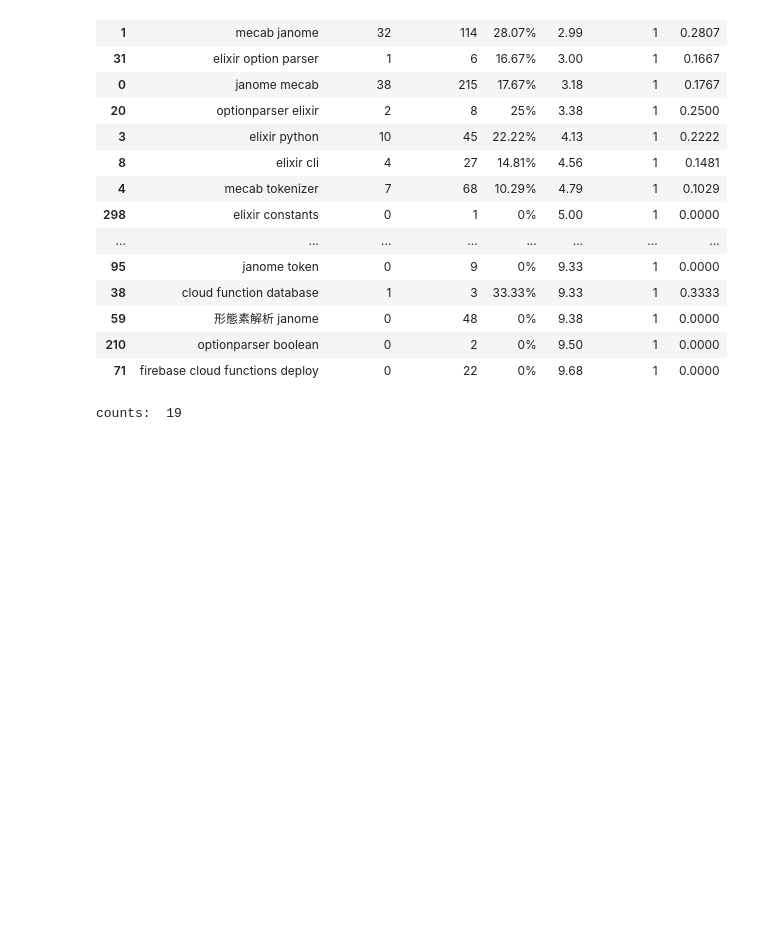
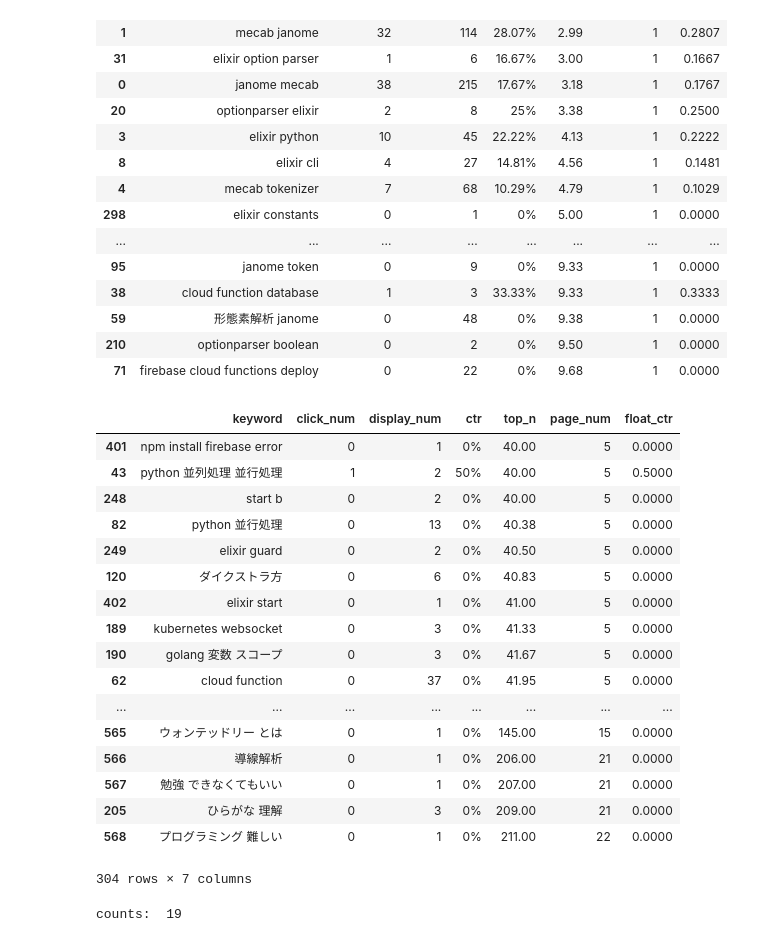
Before and after one commit to okabe-yuya/blog_monetize, a Jupyter notebook: src/basic_analyze.ipynb, the cells around one changed output. Saved outputs shown, nothing was run; the diff lists cells and outputs as text; code cells hidden in the pictures; blank space fills up the shorter version.

```diff
--- a/src/basic_analyze.ipynb
+++ b/src/basic_analyze.ipynb
@@ -48,6 +48,11 @@ def per_to_float(per_str):
 - ctr -> CTR: クリック数 / 表示回数 によって算出される値。つまりは頻度
 - top_n -> 掲載順位: 広告差し込みを除いて何番目に表示されているか
 # %%
+# google search console 検索パフォーマンスのデータの読み込み関数
+def read_performance_csv(file_name):
+    until_file_path = os.path.join(until_data_path, file_name)
+    return pd.read_csv(until_file_path)
+
 read_csv = read_performance_csv(target_file).rename(columns={
     "検索キーワード": "keyword",
     "クリック数": "click_num",
@@ -124,6 +148,28 @@ display_on_one_page
 | 59 | 形態素解析 janome | 0 | 48 | 0% | 9.38 | 1 | 0.0000 |
 | 210 | optionparser boolean | 0 | 2 | 0% | 9.50 | 1 | 0.0000 |
 | 71 | firebase cloud functions deploy | 0 | 22 | 0% | 9.68 | 1 | 0.0000 |
+# %%
+display_on_one_page = add_page_num.sort_values("top_n")[add_page_num.page_num > 4]
+display_on_one_page
+# %% [output]
+|  | keyword | click_num | display_num | ctr | top_n | page_num | float_ctr |
+| 401 | npm install firebase error | 0 | 1 | 0% | 40.00 | 5 | 0.0000 |
+| 43 | python 並列処理 並行処理 | 1 | 2 | 50% | 40.00 | 5 | 0.5000 |
+| 248 | start b | 0 | 2 | 0% | 40.00 | 5 | 0.0000 |
+| 82 | python 並行処理 | 0 | 13 | 0% | 40.38 | 5 | 0.0000 |
+| 249 | elixir guard | 0 | 2 | 0% | 40.50 | 5 | 0.0000 |
+| 120 | ダイクストラ方 | 0 | 6 | 0% | 40.83 | 5 | 0.0000 |
+| 402 | elixir start | 0 | 1 | 0% | 41.00 | 5 | 0.0000 |
+| 189 | kubernetes websocket | 0 | 3 | 0% | 41.33 | 5 | 0.0000 |
+| 190 | golang 変数 スコープ | 0 | 3 | 0% | 41.67 | 5 | 0.0000 |
+| 62 | cloud function | 0 | 37 | 0% | 41.95 | 5 | 0.0000 |
+| ... | ... | ... | ... | ... | ... | ... | ... |
+| 565 | ウォンテッドリー とは | 0 | 1 | 0% | 145.00 | 15 | 0.0000 |
+| 566 | 導線解析 | 0 | 1 | 0% | 206.00 | 21 | 0.0000 |
+| 567 | 勉強 できなくてもいい | 0 | 1 | 0% | 207.00 | 21 | 0.0000 |
+| 205 | ひらがな 理解 | 0 | 3 | 0% | 209.00 | 21 | 0.0000 |
+| 568 | プログラミング 難しい | 0 | 1 | 0% | 211.00 | 22 | 0.0000 |
+304 rows × 7 columns
 # %%
 # 1ページに表示されるが、クリックされるキーワードの組み合わせ数はもっと少ない
 one_page_and_clicked_keywords = display_on_one_page[display_on_one_page.float_ctr != 0]
```
Also changed, not shown: parts of 2 cells of this notebook, 1 other file.
